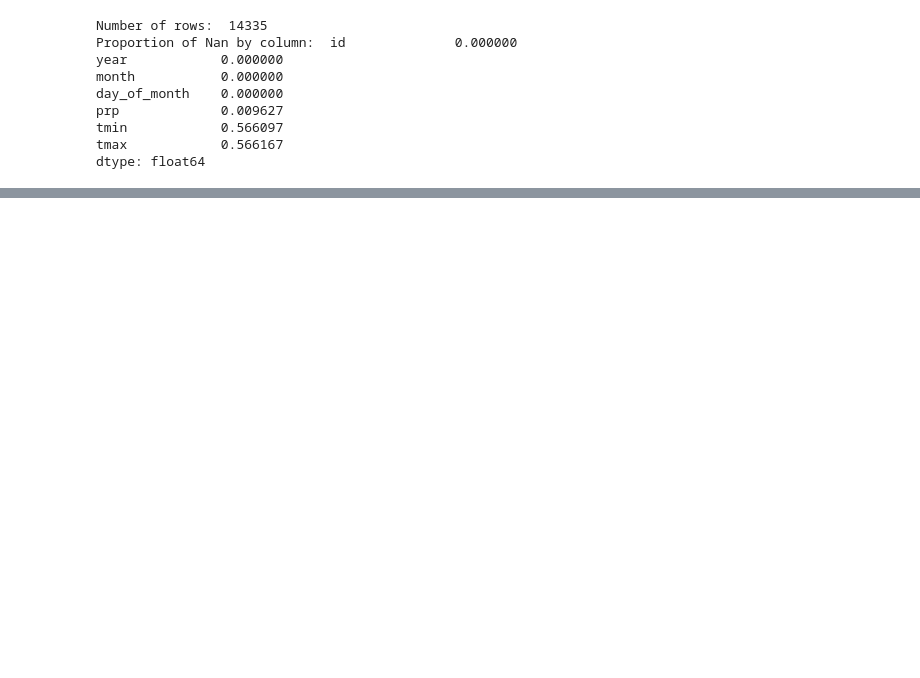
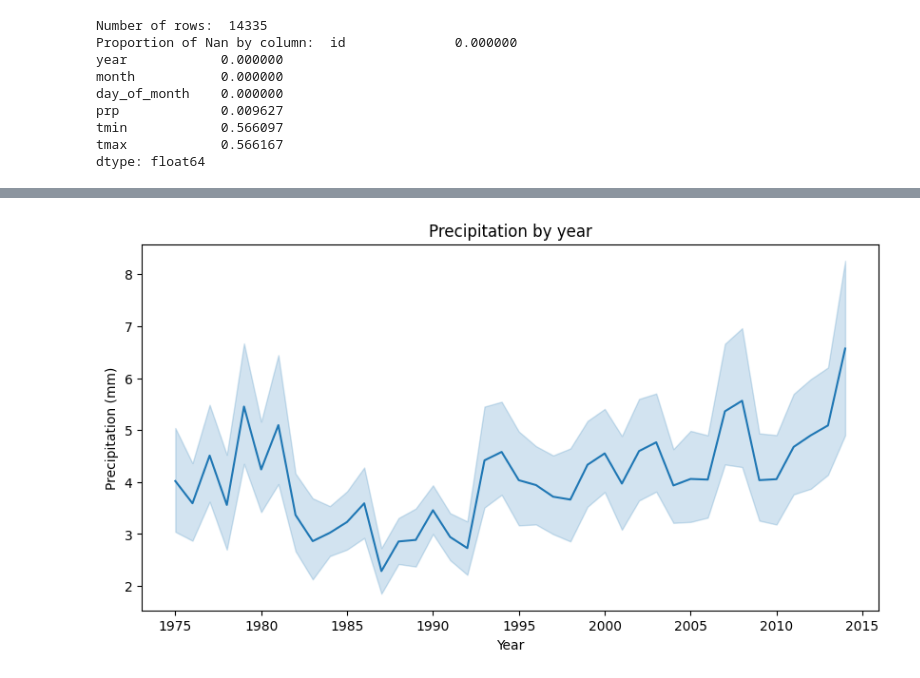
Before and after one commit to 4xeverburga/Climate-Forecasting-Peru, a Jupyter notebook: src/data_analysis/exploratorio.ipynb, the cells around one changed output, grey strips where cells are left out. Saved outputs shown, nothing was run; the diff lists cells and outputs as text; code cells hidden in the pictures; blank space fills up the shorter version.

```diff
--- a/src/data_analysis/exploratorio.ipynb
+++ b/src/data_analysis/exploratorio.ipynb
@@ -61,0 +79,10 @@ dtype: float64
+# %%
+# Plot precipitation by year
+plt.figure(figsize=(10,5))
+sns.lineplot(x='year', y='prp', data=df)
+plt.title('Precipitation by year')
+plt.xlabel('Year')
+plt.ylabel('Precipitation (mm)')
+plt.show()
+# %% [output]
+[figure, added]
```
Also changed, not shown: parts of 4 cells of this notebook, 2 other files.
